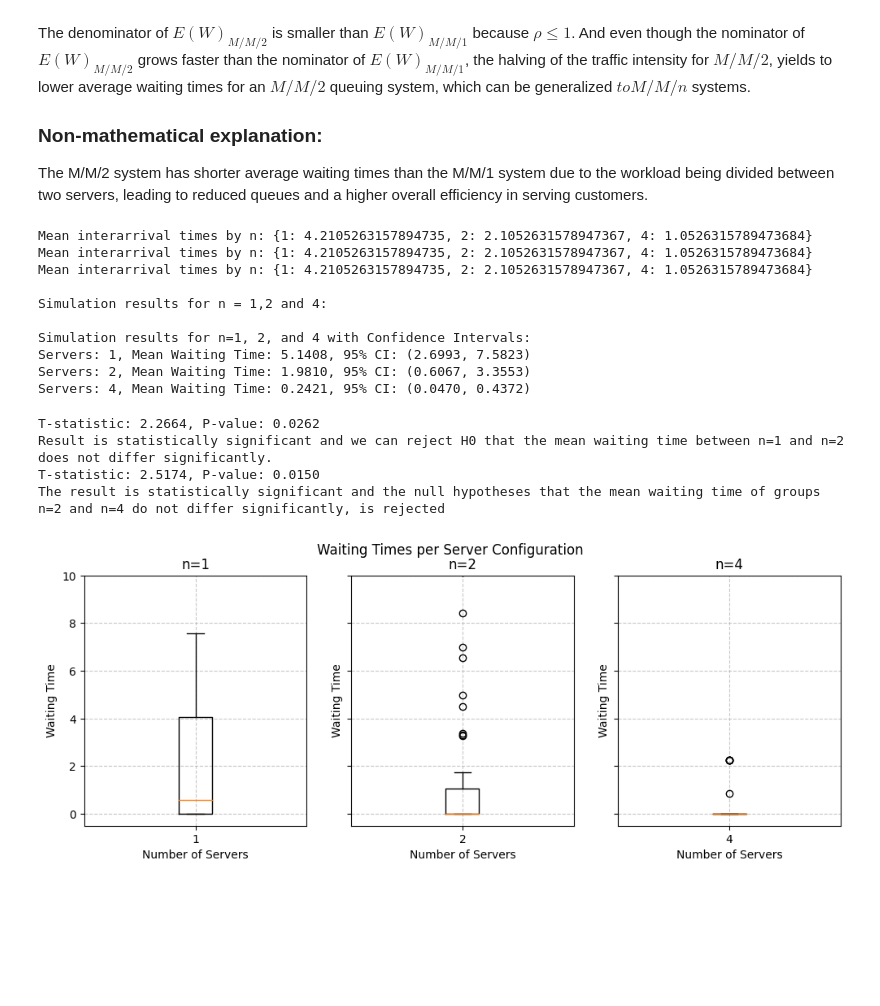
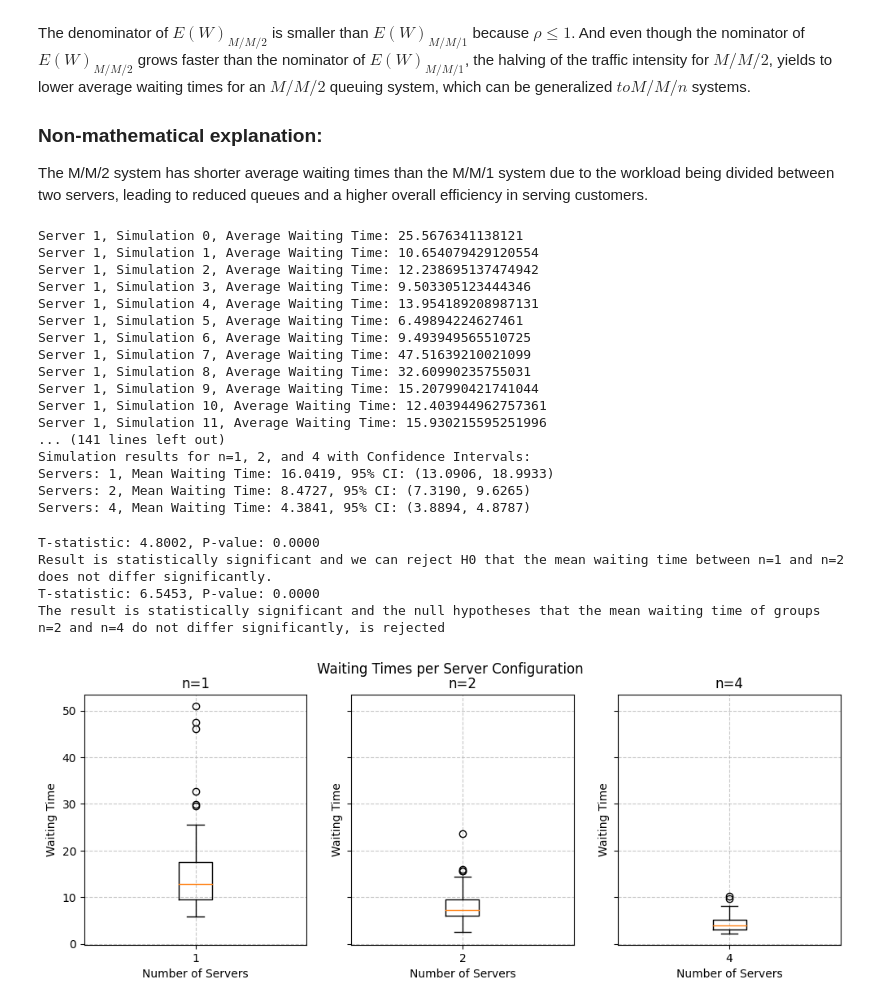
Before and after one commit to brkoedijk/Stoch_Sim_As2, a Jupyter notebook: assignment2.ipynb, the cells around one changed output. Saved outputs shown, nothing was run; the diff lists cells and outputs as text; code cells hidden in the pictures; blank space fills up the shorter version.

Commit message:
Fixed waiting time

```diff
--- a/assignment2.ipynb
+++ b/assignment2.ipynb
@@ -144,15 +144,18 @@ def simulate_mmn( mean_interarrival, mean_service_time, n, simulation_time, meas
         arrive = env.now
         #print('%7.4f : Arrival time of %s' % (arrive, name))
         with server.request() as req:
+            queue_entry_time = env.now
             results = yield req | env.timeout(arrive)
 
             if req in results:
+                queue_time = env.now - queue_entry_time
+                waitingTimes.append(queue_time)
                 servertime = service_time
                 yield env.timeout(servertime)
                 serviceTimes.append(servertime)
             else:
-                waiting_time = env.now - arrive
-                waitingTimes.append(waiting_time)
+                waiting_time = env.now - queue_entry_time
+                #waitingTimes.append(waiting_time)
 
     def monitor(env, server):
         while True:
@@ -190,7 +193,7 @@ def confidence_interval(data, confidence=0.95):
     return mean, mean - t_value * std_err, mean + t_value * std_err
 
 system_load = 0.95
-mean_service_time = 4
+mean_service_time = 1
 simulations = 50
 servers = [1,2,4]
 simulation_time = 2000
@@ -214,8 +217,8 @@ for n in servers:
         results[n].append(result['average_waitingTime'])
         queue_length_matrices[n].append(result['queue_lengths_matrix'])
         time_data[n].append(result['timestamps'])
-        # print(f"Server {n}, Simulation {_}, Average Waiting Time: {result['average_waitingTime']}")
-        # print(f"Results[{n}]: {results[n]}")
+        print(f"Server {n}, Simulation {_}, Average Waiting Time: {result['average_waitingTime']}")
+        #print(f"Results[{n}]: {results[n]}")
 
 
 print("\nSimulation results for n = 1,2 and 4:")
@@ -229,16 +232,23 @@ for n in results:
         f"95% CI: ({ci_lower:.4f}, {ci_upper:.4f})"
     )
 # %% [output]
-Mean interarrival times by n: {1: 4.2105263157894735, 2: 2.1052631578947367, 4: 1.0526315789473684}
-Mean interarrival times by n: {1: 4.2105263157894735, 2: 2.1052631578947367, 4: 1.0526315789473684}
-Mean interarrival times by n: {1: 4.2105263157894735, 2: 2.1052631578947367, 4: 1.0526315789473684}
-
-Simulation results for n = 1,2 and 4:
-
+Server 1, Simulation 0, Average Waiting Time: 25.5676341138121
+Server 1, Simulation 1, Average Waiting Time: 10.654079429120554
+Server 1, Simulation 2, Average Waiting Time: 12.238695137474942
+Server 1, Simulation 3, Average Waiting Time: 9.503305123444346
+Server 1, Simulation 4, Average Waiting Time: 13.954189208987131
+Server 1, Simulation 5, Average Waiting Time: 6.49894224627461
+Server 1, Simulation 6, Average Waiting Time: 9.493949565510725
+Server 1, Simulation 7, Average Waiting Time: 47.51639210021099
+Server 1, Simulation 8, Average Waiting Time: 32.60990235755031
+Server 1, Simulation 9, Average Waiting Time: 15.207990421741044
+Server 1, Simulation 10, Average Waiting Time: 12.403944962757361
+Server 1, Simulation 11, Average Waiting Time: 15.930215595251996
+... (141 lines left out)
 Simulation results for n=1, 2, and 4 with Confidence Intervals:
-Servers: 1, Mean Waiting Time: 5.1408, 95% CI: (2.6993, 7.5823)
-Servers: 2, Mean Waiting Time: 1.9810, 95% CI: (0.6067, 3.3553)
-Servers: 4, Mean Waiting Time: 0.2421, 95% CI: (0.0470, 0.4372)
+Servers: 1, Mean Waiting Time: 16.0419, 95% CI: (13.0906, 18.9933)
+Servers: 2, Mean Waiting Time: 8.4727, 95% CI: (7.3190, 9.6265)
+Servers: 4, Mean Waiting Time: 4.3841, 95% CI: (3.8894, 4.8787)
 # %%
 t_stat_1, p_value_1 = ttest_ind(results[1], results[2], equal_var=False)
 print(f"T-statistic: {t_stat_1:.4f}, P-value: {p_value_1:.4f}")
@@ -256,25 +266,25 @@ if p_value_2 < 0.05:
 else:
     print("Result is not statistically significant and we cannot reject H0")
 # %% [output]
-T-statistic: 2.2664, P-value: 0.0262
+T-statistic: 4.8002, P-value: 0.0000
 Result is statistically significant and we can reject H0 that the mean waiting time between n=1 and n=2 does not differ significantly.
-T-statistic: 2.5174, P-value: 0.0150
+T-statistic: 6.5453, P-value: 0.0000
 The result is statistically significant and the null hypotheses that the mean waiting time of groups n=2 and n=4 do not differ significantly, is rejected
 # %%
 fig, axes = plt.subplots(1, 3, figsize=(12, 4), sharey=True)
 
 for i, n in enumerate([1, 2, 4]):
     axes[i].boxplot(results[n], vert=True, labels=[n])
     axes[i].set_title(f"n={n}")
     axes[i].set_xlabel("Number of Servers")
     axes[i].grid(True, linestyle='--', alpha=0.7)
-    axes[i].set_ylim(-0.5,10)
+    #axes[i].set_ylim(-0.5,10)
 
     axes[i].set_ylabel("Waiting Time")
 plt.suptitle("Waiting Times per Server Configuration")
 plt.show()
 # %% [output]
-[figure, old version]
+[figure, new version]
 # %%
 # Compute average queue length and confidence intervals for each time step
 import numpy as np
```
Also changed, not shown: parts of 1 cell of this notebook.
